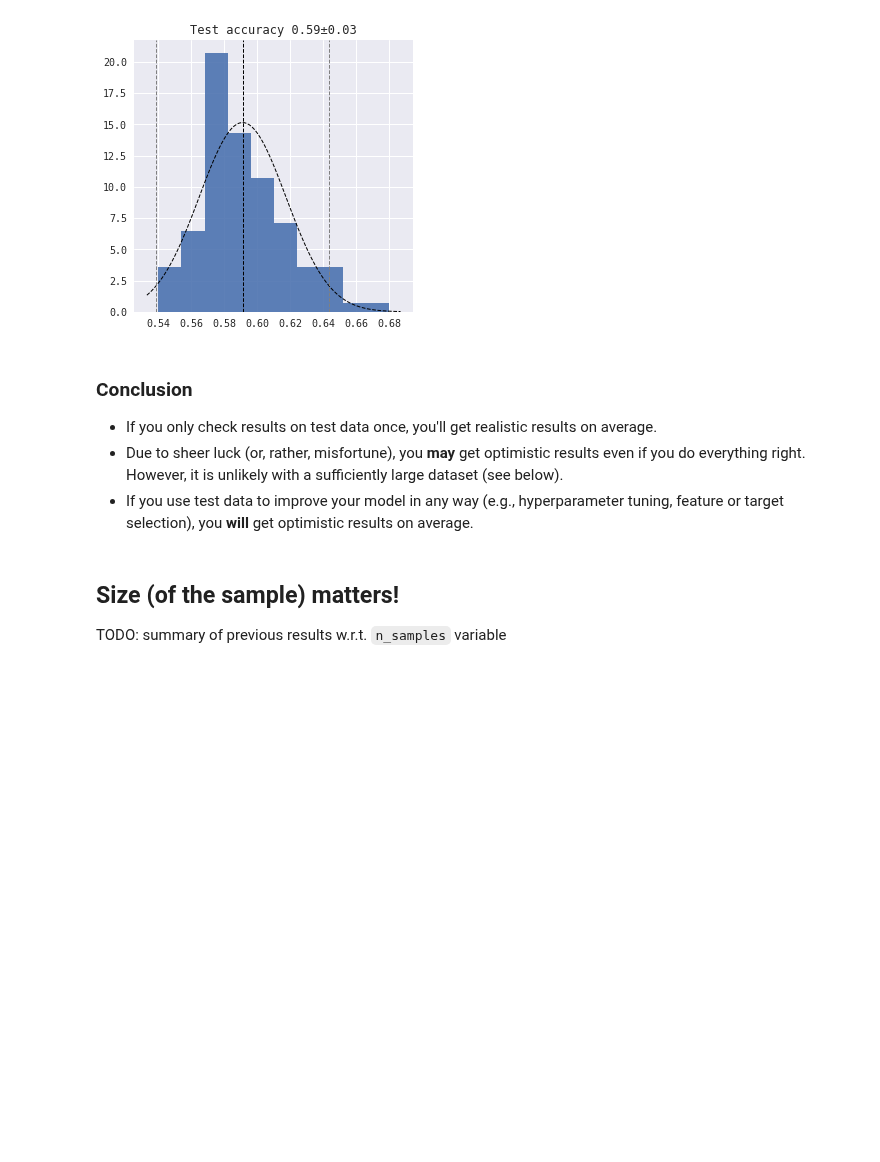
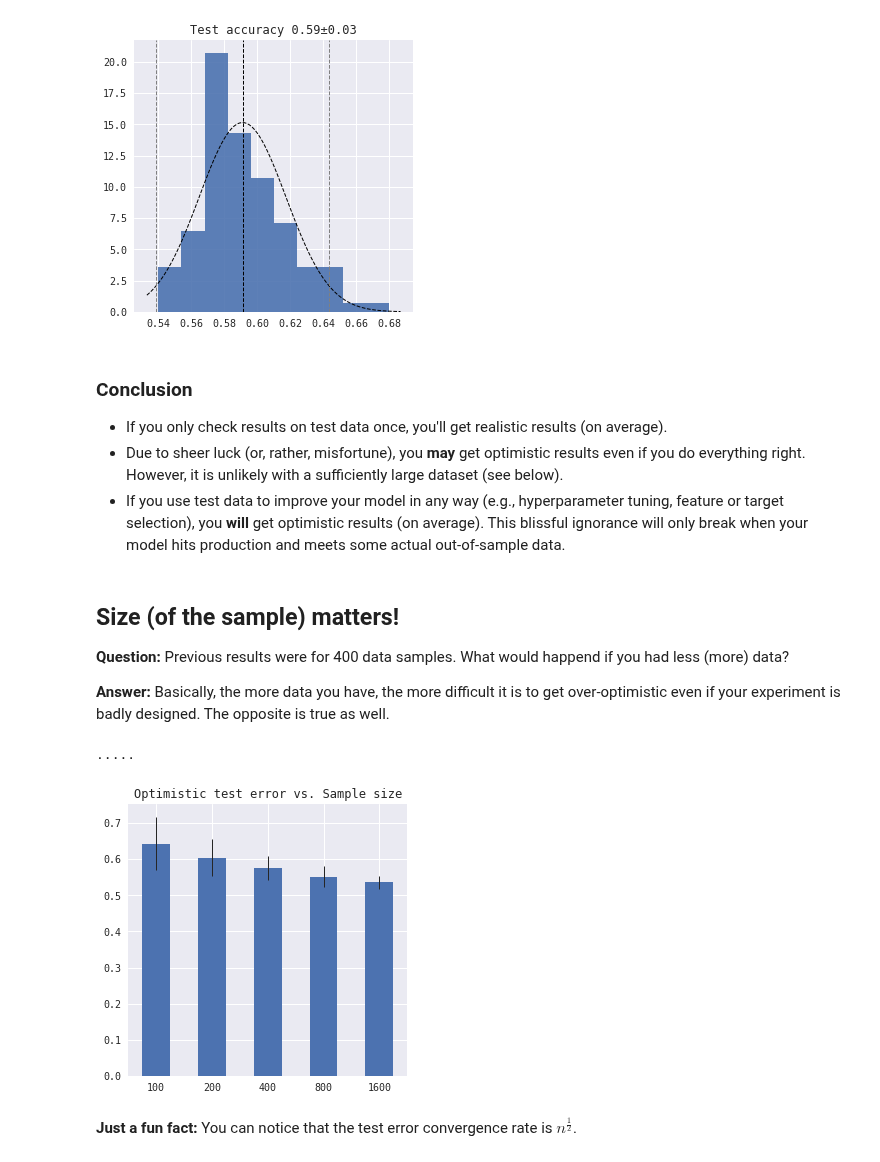
Before and after one commit to mysterious-ben/ds-examples, a Jupyter notebook: mldesign/overfitting.ipynb, the cells around one changed output. Cells and saved outputs as stored; diff of their text form; code cells hidden in the pictures; blank space fills up the shorter version.

```diff
--- a/mldesign/overfitting.ipynb
+++ b/mldesign/overfitting.ipynb
@@ -276,5 +321,5 @@ Accuracy train=0.57±0.05 test=0.58±0.06
 # %%
-_, _ = model_with_feature_selection(
+res_train, res_test = model_with_feature_selection(
     m=HistGradientBoostingClassifier(**hgb_params),
     features_list=[
         np.random.choice([False, True], size=20) for _ in range(20)
@@ -283,6 +328,7 @@ _, _ = model_with_feature_selection(
     n_features=n_features,
     train_size=train_size,
 )
+experiment_summary(res_train, res_test)
 # %% [output]
 Accuracy train=0.77±0.05 test=0.58±0.06
 [figure]
@@ -313,34 +359,71 @@ def model_with_target_selection(m, n_targets, n_samples, n_features, train_size)
     results = sorted(results, key=lambda x: x["test_score"])
     return results[-1]["train_score"], results[-1]["test_score"]
 # %%
-_, _ = model_with_target_selection(
+res_train, res_test = model_with_target_selection(
     m=LogisticRegression(),
     n_targets=20,
     n_samples=n_samples,
     n_features=n_features,
     train_size=train_size,
 )
+experiment_summary(res_train, res_test)
 # %% [output]
 Accuracy train=0.61±0.05 test=0.59±0.05
 [figure]
 [figure]
 # %%
-_, _ = model_with_target_selection(
+res_train, res_test = model_with_target_selection(
     m=HistGradientBoostingClassifier(**hgb_params),
     n_targets=20,
     n_samples=n_samples,
     n_features=n_features,
     train_size=train_size,
 )
+experiment_summary(res_train, res_test)
 # %% [output]
 Accuracy train=0.82±0.04 test=0.59±0.05
 [figure]
 [figure]
 # %% [markdown]
 ### Conclusion
-- If you only check results on test data once, you'll get realistic results on average.
+- If you only check results on test data once, you'll get realistic results (on average).
 - Due to sheer luck (or, rather, misfortune), you **may** get optimistic results even if you do everything right. However, it is unlikely with a sufficiently large dataset (see below).
-- If you use test data to improve your model in any way (e.g., hyperparameter tuning, feature or target selection), you **will** get optimistic results on average.
+- If you use test data to improve your model in any way (e.g., hyperparameter tuning, feature or target selection), you **will** get optimistic results (on average). This blissful ignorance will only break when your model hits production and meets some actual out-of-sample data.
 # %% [markdown]
 ## Size (of the sample) matters!
-TODO: summary of previous results w.r.t. `n_samples` variable
+**Question:** Previous results were for 400 data samples. What would happend if you had less (more) data?
+
+**Answer:** Basically, the more data you have, the more difficult it is to get over-optimistic even if your experiment is badly designed. The opposite is true as well.
+# %%
+results = {}
+for _n_samples in (100, 200, 400, 800, 1600):
+    res_train, res_test = model_with_feature_selection(
+        m=LogisticRegression(),
+        features_list=[
+            np.random.choice([False, True], size=20) for _ in range(20)
+        ],
+        n_samples=_n_samples,
+        n_features=n_features,
+        train_size=train_size,
+    )
+    results[_n_samples] = {"train": res_train, "test": res_test}
+    print(".", end="")
+# %% [output]
+.....
+# %%
+results_df = pd.DataFrame({
+    "mean": pd.Series(
+        {k: np.mean(v["test"]) for k, v in results.items()}
+    ),
+    "std": pd.Series(
+        {k: np.std(v["test"]) for k, v in results.items()}
+    )
+})
+results_df["mean"].plot(
+    kind="bar", yerr=results_df["std"], title="Optimistic test error vs. Sample size", rot=0
+)
+_ = _
+# %% [output]
+[figure, added]
+# %% [markdown]
+**Just a fun fact:** You can notice that the test error convergence rate is $n^\frac{1}{2}$.
```
Also changed, not shown: parts of 24 cells of this notebook.
